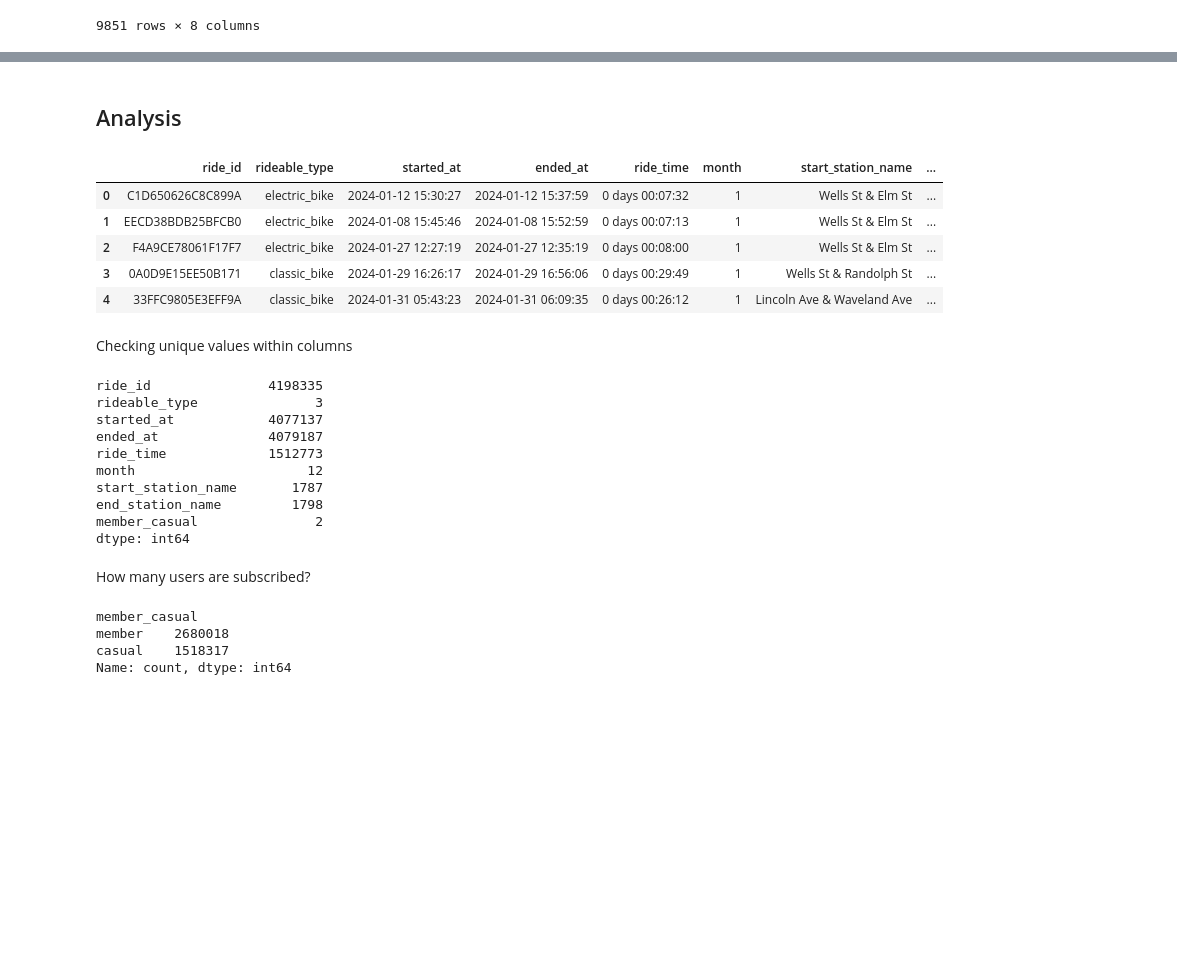
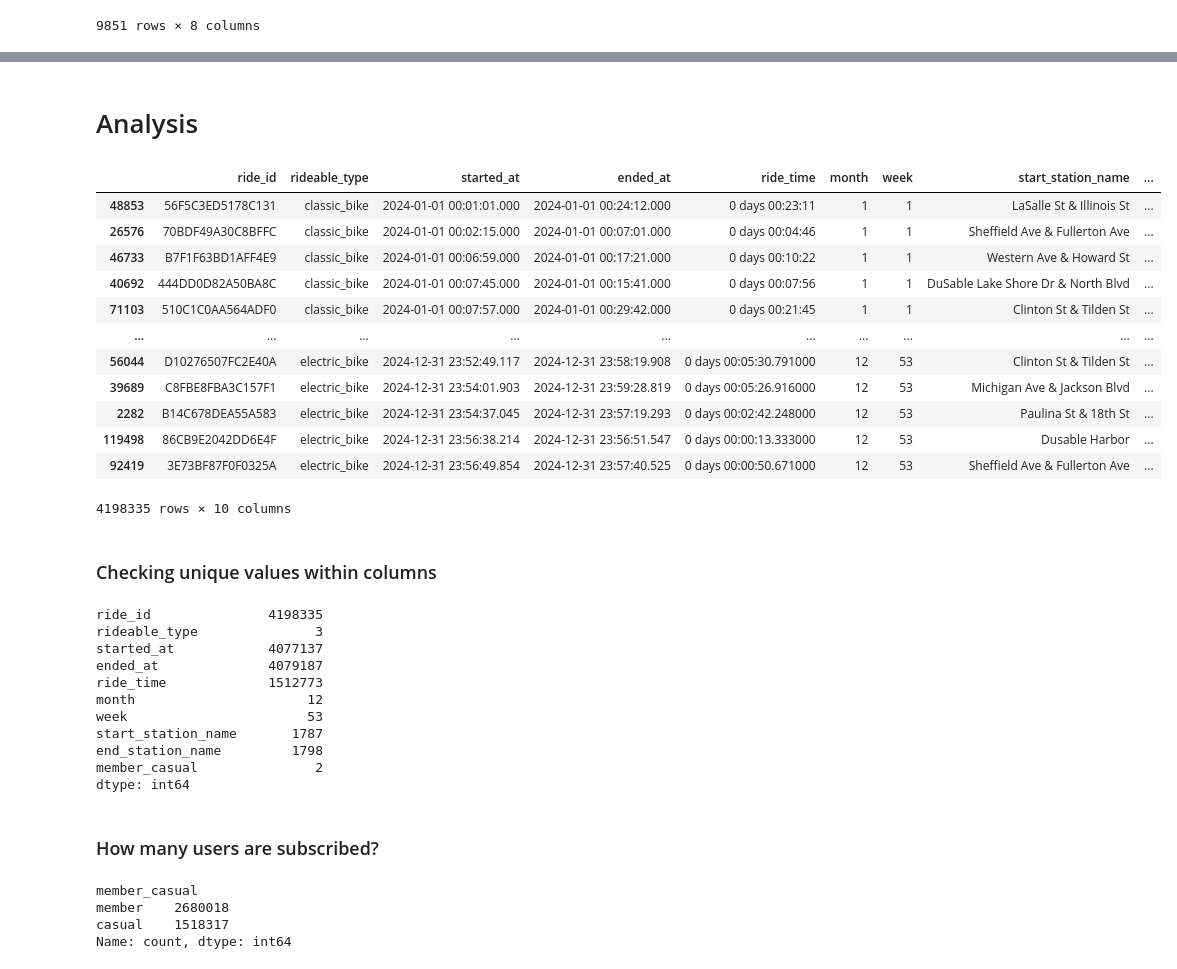
Before and after one commit to yakubszatkowski/Google-Data-Analytics-Project, a Jupyter notebook: main.ipynb, the cells around one changed output, grey strips where cells are left out. Cells and saved outputs as stored; diff of their text form; code cells hidden in the pictures; blank space fills up the shorter version.

```diff
--- a/main.ipynb
+++ b/main.ipynb
@@ -278,2 +280,4 @@ clean_df[clean_df['ride_time'] <= timedelta(seconds=10)]
 # %%
-analysis_df = clean_df[~(clean_df['ride_time'] <= timedelta(seconds=10))]
+analysis_df = clean_df[~(clean_df['ride_time'] <= timedelta(seconds=10))].copy()
+analysis_df = analysis_df.sort_values('started_at')
+analysis_df
@@ -282,3 +300,6 @@ Creating month column that shows month of when the ride started
 # %%
 month = analysis_df['started_at'].dt.month
+week = analysis_df['started_at'].dt.isocalendar()['week']
 analysis_df.insert(5, 'month', month)
+analysis_df.insert(6, 'week', week)
+analysis_df
@@ -284,0 +337,3 @@ analysis_df.insert(5, 'month', month)
+# %%
+analysis_df.loc[(analysis_df['month'] == 12) & (analysis_df['week'] == 1), 'week'] = 53
+analysis_df
@@ -285,16 +354,23 @@ analysis_df.insert(5, 'month', month)
 # %% [markdown]
-## Analysis
+# Analysis
 # %%
-analysis_df.head()
+analysis_df
 # %% [output]
-|  | ride_id | rideable_type | started_at | ended_at | ride_time | month | start_station_name | ... |
-| 0 | C1D650626C8C899A | electric_bike | 2024-01-12 15:30:27 | 2024-01-12 15:37:59 | 0 days 00:07:32 | 1 | Wells St & Elm St | ... |
-| 1 | EECD38BDB25BFCB0 | electric_bike | 2024-01-08 15:45:46 | 2024-01-08 15:52:59 | 0 days 00:07:13 | 1 | Wells St & Elm St | ... |
-| 2 | F4A9CE78061F17F7 | electric_bike | 2024-01-27 12:27:19 | 2024-01-27 12:35:19 | 0 days 00:08:00 | 1 | Wells St & Elm St | ... |
-| 3 | 0A0D9E15EE50B171 | classic_bike | 2024-01-29 16:26:17 | 2024-01-29 16:56:06 | 0 days 00:29:49 | 1 | Wells St & Randolph St | ... |
-| 4 | 33FFC9805E3EFF9A | classic_bike | 2024-01-31 05:43:23 | 2024-01-31 06:09:35 | 0 days 00:26:12 | 1 | Lincoln Ave & Waveland Ave | ... |
+|  | ride_id | rideable_type | started_at | ended_at | ride_time | month | week | start_station_name | ... |
+| 48853 | 56F5C3ED5178C131 | classic_bike | 2024-01-01 00:01:01.000 | 2024-01-01 00:24:12.000 | 0 days 00:23:11 | 1 | 1 | LaSalle St & Illinois St | ... |
+| 26576 | 70BDF49A30C8BFFC | classic_bike | 2024-01-01 00:02:15.000 | 2024-01-01 00:07:01.000 | 0 days 00:04:46 | 1 | 1 | Sheffield Ave & Fullerton Ave | ... |
+| 46733 | B7F1F63BD1AFF4E9 | classic_bike | 2024-01-01 00:06:59.000 | 2024-01-01 00:17:21.000 | 0 days 00:10:22 | 1 | 1 | Western Ave & Howard St | ... |
+| 40692 | 444DD0D82A50BA8C | classic_bike | 2024-01-01 00:07:45.000 | 2024-01-01 00:15:41.000 | 0 days 00:07:56 | 1 | 1 | DuSable Lake Shore Dr & North Blvd | ... |
+| 71103 | 510C1C0AA564ADF0 | classic_bike | 2024-01-01 00:07:57.000 | 2024-01-01 00:29:42.000 | 0 days 00:21:45 | 1 | 1 | Clinton St & Tilden St | ... |
+| ... | ... | ... | ... | ... | ... | ... | ... | ... | ... |
+| 56044 | D10276507FC2E40A | electric_bike | 2024-12-31 23:52:49.117 | 2024-12-31 23:58:19.908 | 0 days 00:05:30.791000 | 12 | 53 | Clinton St & Tilden St | ... |
+| 39689 | C8FBE8FBA3C157F1 | electric_bike | 2024-12-31 23:54:01.903 | 2024-12-31 23:59:28.819 | 0 days 00:05:26.916000 | 12 | 53 | Michigan Ave & Jackson Blvd | ... |
+| 2282 | B14C678DEA55A583 | electric_bike | 2024-12-31 23:54:37.045 | 2024-12-31 23:57:19.293 | 0 days 00:02:42.248000 | 12 | 53 | Paulina St & 18th St | ... |
+| 119498 | 86CB9E2042DD6E4F | electric_bike | 2024-12-31 23:56:38.214 | 2024-12-31 23:56:51.547 | 0 days 00:00:13.333000 | 12 | 53 | Dusable Harbor | ... |
+| 92419 | 3E73BF87F0F0325A | electric_bike | 2024-12-31 23:56:49.854 | 2024-12-31 23:57:40.525 | 0 days 00:00:50.671000 | 12 | 53 | Sheffield Ave & Fullerton Ave | ... |
+4198335 rows × 10 columns
 # %% [markdown]
-Checking unique values within columns
+### Checking unique values within columns
 # %%
 analysis_df.nunique()
 # %% [output]
@@ -304,12 +380,13 @@ started_at            4077137
 ended_at              4079187
 ride_time             1512773
 month                      12
+week                       53
 start_station_name       1787
 end_station_name         1798
 member_casual               2
 dtype: int64
 # %% [markdown]
-How many users are subscribed?
+### How many users are subscribed?
 # %%
 members = analysis_df['member_casual'].value_counts()
 members
```
Also changed, not shown: parts of 31 cells of this notebook.
